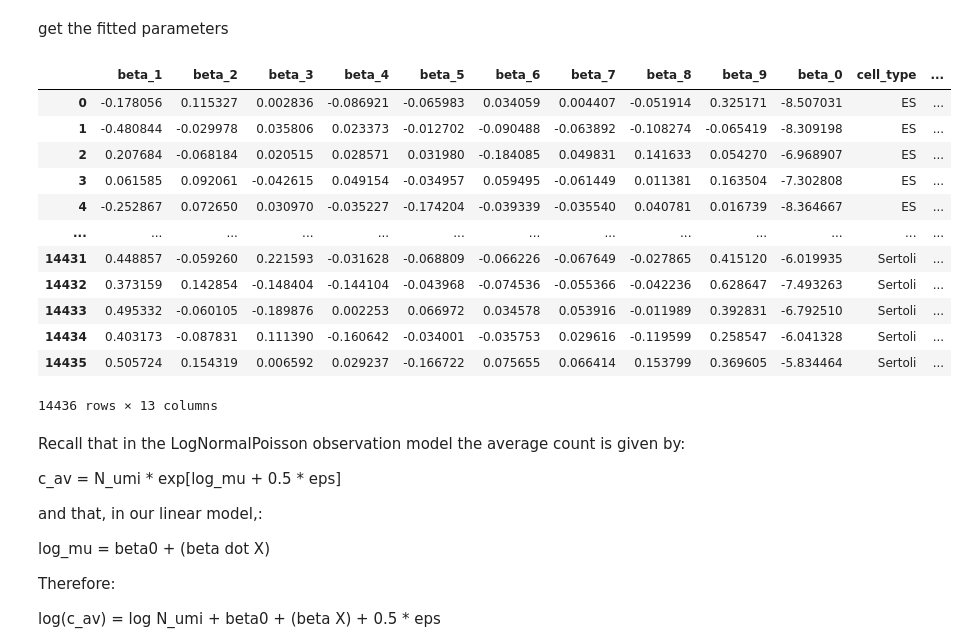
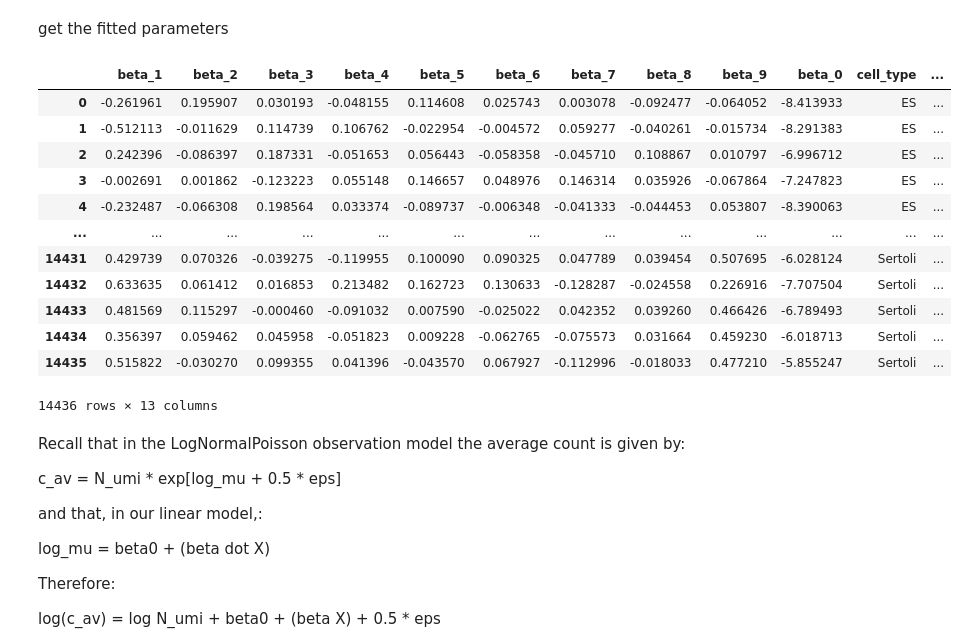
Before and after one commit to broadinstitute/tissue_purifier, a Jupyter notebook: notebooks/notebook3.ipynb, the cells around one changed output. Cells and saved outputs as stored; diff of their text form; code cells hidden in the pictures.

```diff
--- a/notebooks/notebook3.ipynb
+++ b/notebooks/notebook3.ipynb
@@ -229,7 +229,7 @@ gr.train(
     use_covariates=True,
     l1_regularization_strength=None,
     l2_regularization_strength=None,
-    eps_range=(1.0E-5, 1.0E-2),
+    eps_range=(1.0E-5, 1.0E-1),
     subsample_size_cells=2000,
     subsample_size_genes=None,
     initialization_type="scratch")
@@ -285,21 +286,21 @@ gr.show_loss(ax=axes[1], logy=True)
 # %% [markdown]
 get the fitted parameters
 # %%
-df = gr.get_params()
-df
+df_param = gr.get_params()
+df_param
 # %% [output]
 |  | beta_1 | beta_2 | beta_3 | beta_4 | beta_5 | beta_6 | beta_7 | beta_8 | beta_9 | beta_0 | cell_type | ... |
-| 0 | -0.178056 | 0.115327 | 0.002836 | -0.086921 | -0.065983 | 0.034059 | 0.004407 | -0.051914 | 0.325171 | -8.507031 | ES | ... |
-| 1 | -0.480844 | -0.029978 | 0.035806 | 0.023373 | -0.012702 | -0.090488 | -0.063892 | -0.108274 | -0.065419 | -8.309198 | ES | ... |
-| 2 | 0.207684 | -0.068184 | 0.020515 | 0.028571 | 0.031980 | -0.184085 | 0.049831 | 0.141633 | 0.054270 | -6.968907 | ES | ... |
-| 3 | 0.061585 | 0.092061 | -0.042615 | 0.049154 | -0.034957 | 0.059495 | -0.061449 | 0.011381 | 0.163504 | -7.302808 | ES | ... |
-| 4 | -0.252867 | 0.072650 | 0.030970 | -0.035227 | -0.174204 | -0.039339 | -0.035540 | 0.040781 | 0.016739 | -8.364667 | ES | ... |
+| 0 | -0.261961 | 0.195907 | 0.030193 | -0.048155 | 0.114608 | 0.025743 | 0.003078 | -0.092477 | -0.064052 | -8.413933 | ES | ... |
+| 1 | -0.512113 | -0.011629 | 0.114739 | 0.106762 | -0.022954 | -0.004572 | 0.059277 | -0.040261 | -0.015734 | -8.291383 | ES | ... |
+| 2 | 0.242396 | -0.086397 | 0.187331 | -0.051653 | 0.056443 | -0.058358 | -0.045710 | 0.108867 | 0.010797 | -6.996712 | ES | ... |
+| 3 | -0.002691 | 0.001862 | -0.123223 | 0.055148 | 0.146657 | 0.048976 | 0.146314 | 0.035926 | -0.067864 | -7.247823 | ES | ... |
+| 4 | -0.232487 | -0.066308 | 0.198564 | 0.033374 | -0.089737 | -0.006348 | -0.041333 | -0.044453 | 0.053807 | -8.390063 | ES | ... |
 | ... | ... | ... | ... | ... | ... | ... | ... | ... | ... | ... | ... | ... |
-| 14431 | 0.448857 | -0.059260 | 0.221593 | -0.031628 | -0.068809 | -0.066226 | -0.067649 | -0.027865 | 0.415120 | -6.019935 | Sertoli | ... |
-| 14432 | 0.373159 | 0.142854 | -0.148404 | -0.144104 | -0.043968 | -0.074536 | -0.055366 | -0.042236 | 0.628647 | -7.493263 | Sertoli | ... |
-| 14433 | 0.495332 | -0.060105 | -0.189876 | 0.002253 | 0.066972 | 0.034578 | 0.053916 | -0.011989 | 0.392831 | -6.792510 | Sertoli | ... |
-| 14434 | 0.403173 | -0.087831 | 0.111390 | -0.160642 | -0.034001 | -0.035753 | 0.029616 | -0.119599 | 0.258547 | -6.041328 | Sertoli | ... |
-| 14435 | 0.505724 | 0.154319 | 0.006592 | 0.029237 | -0.166722 | 0.075655 | 0.066414 | 0.153799 | 0.369605 | -5.834464 | Sertoli | ... |
+| 14431 | 0.429739 | 0.070326 | -0.039275 | -0.119955 | 0.100090 | 0.090325 | 0.047789 | 0.039454 | 0.507695 | -6.028124 | Sertoli | ... |
+| 14432 | 0.633635 | 0.061412 | 0.016853 | 0.213482 | 0.162723 | 0.130633 | -0.128287 | -0.024558 | 0.226916 | -7.707504 | Sertoli | ... |
+| 14433 | 0.481569 | 0.115297 | -0.000460 | -0.091032 | 0.007590 | -0.025022 | 0.042352 | 0.039260 | 0.466426 | -6.789493 | Sertoli | ... |
+| 14434 | 0.356397 | 0.059462 | 0.045958 | -0.051823 | 0.009228 | -0.062765 | -0.075573 | 0.031664 | 0.459230 | -6.018713 | Sertoli | ... |
+| 14435 | 0.515822 | -0.030270 | 0.099355 | 0.041396 | -0.043570 | 0.067927 | -0.112996 | -0.018033 | 0.477210 | -5.855247 | Sertoli | ... |
 14436 rows × 13 columns
 # %% [markdown]
 Recall that in the LogNormalPoisson observation model the average count is given by:
```
Also changed, not shown: parts of 13 cells of this notebook.
